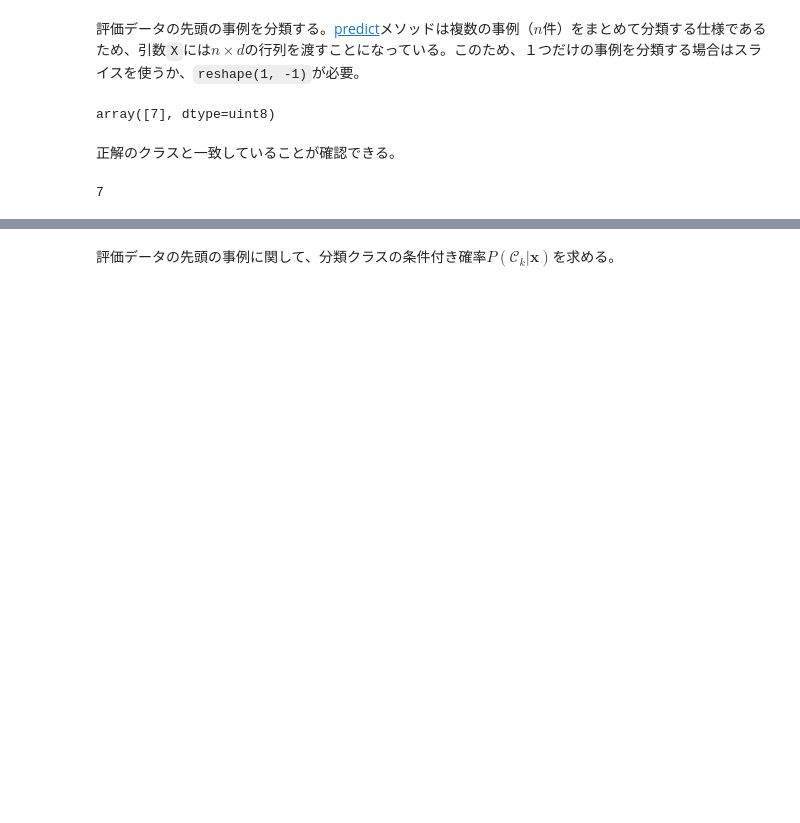
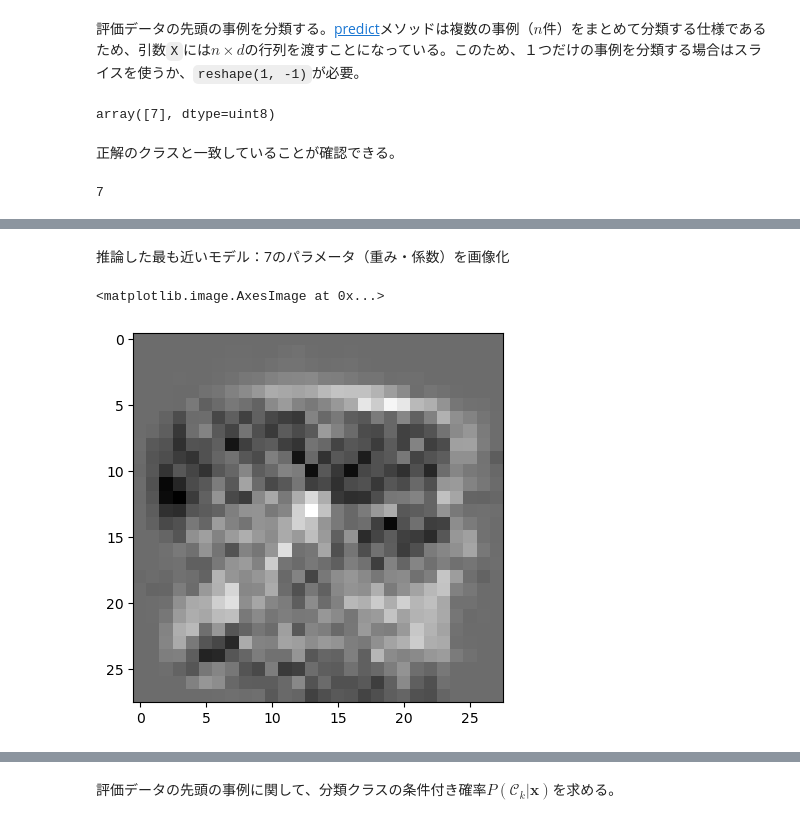
Before and after one commit to tsuyoi1064/notebook, a Jupyter notebook: mlnote/classification/02multi.ipynb, the cells around one changed output, grey strips where cells are left out. Cells and saved outputs as stored; diff of their text form; code cells hidden in the pictures; blank space fills up the shorter version.

```diff
--- a/mlnote/classification/02multi.ipynb
+++ b/mlnote/classification/02multi.ipynb
@@ -846,0 +905,8 @@ Ytest[0]
+# %% [markdown]
+推論した最も近いモデル：7のパラメータ（重み・係数）を画像化
+# %%
+img_coef = (255. - (model.coef_[7] * 255.)).reshape(28, 28)
+plt.imshow(img_coef, cmap='gray')
+# %% [output]
+<matplotlib.image.AxesImage at 0x...>
+[figure, added]
```
Also changed, not shown: parts of 26 cells of this notebook, 15 other files.
